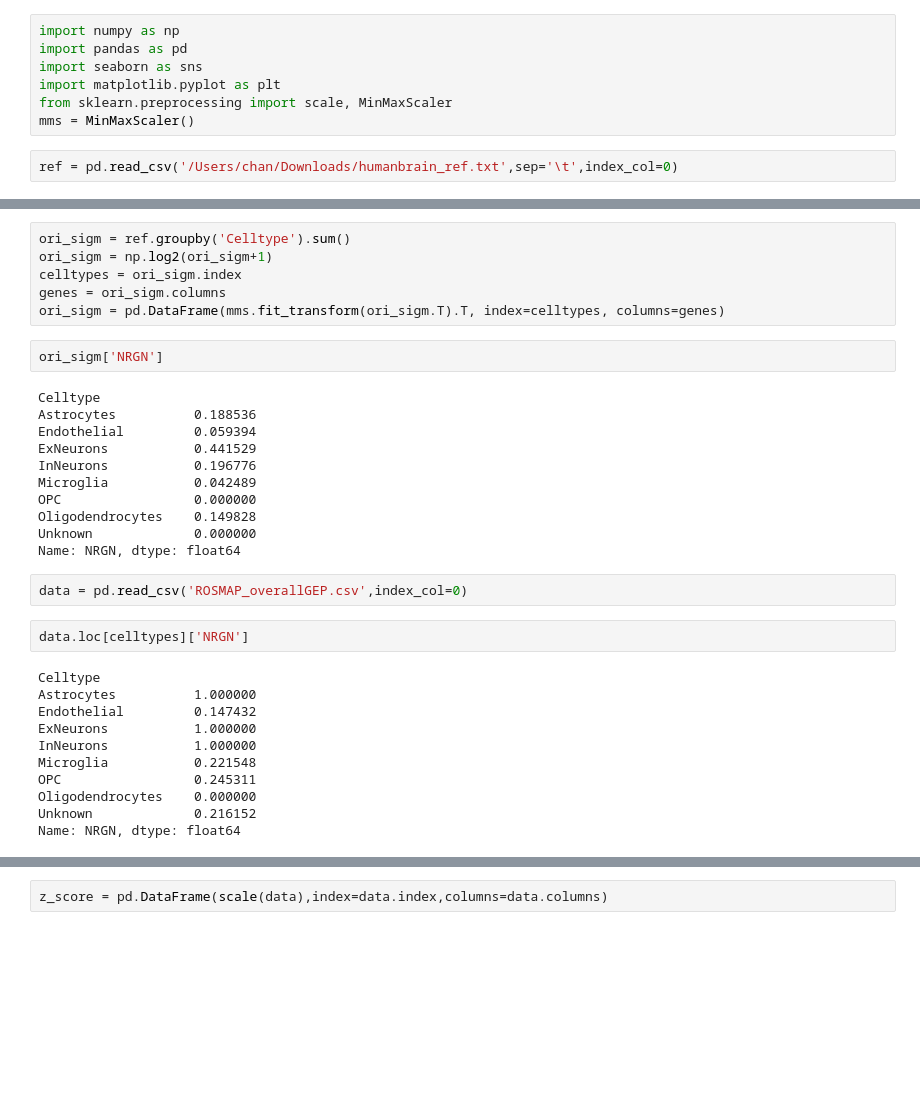
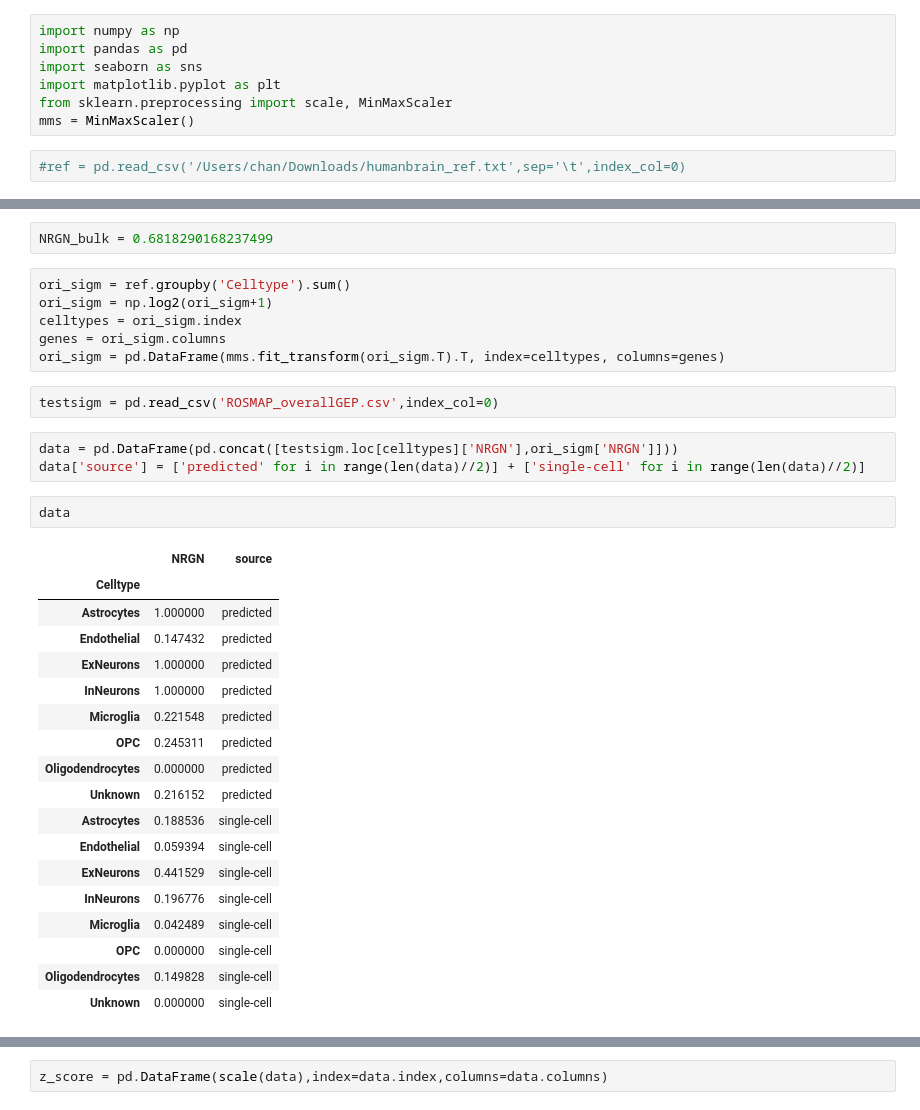
Before and after one commit to poseidonchan/TAPE, a Jupyter notebook: Experiments/Figures/ROSMAP_GEPanalysis.ipynb, the cells around one changed output, grey strips where cells are left out. Drawn from its saved outputs; the diff is of its cells as text; blank space fills up the shorter version.

```diff
--- a/Experiments/Figures/ROSMAP_GEPanalysis.ipynb
+++ b/Experiments/Figures/ROSMAP_GEPanalysis.ipynb
@@ -6,5 +6,5 @@ import matplotlib.pyplot as plt
 from sklearn.preprocessing import scale, MinMaxScaler
 mms = MinMaxScaler()
 # %%
-ref = pd.read_csv('/Users/chan/Downloads/humanbrain_ref.txt',sep='\t',index_col=0)
+#ref = pd.read_csv('/Users/chan/Downloads/humanbrain_ref.txt',sep='\t',index_col=0)
 # %%
@@ -19,34 +15,34 @@ bulk['NRGN'].mean()
+# %%
+NRGN_bulk = 0.6818290168237499
 # %%
 ori_sigm = ref.groupby('Celltype').sum()
 ori_sigm = np.log2(ori_sigm+1)
 celltypes = ori_sigm.index
 genes = ori_sigm.columns
 ori_sigm = pd.DataFrame(mms.fit_transform(ori_sigm.T).T, index=celltypes, columns=genes)
-# %%
-ori_sigm['NRGN']
-# %% [output]
-Celltype
-Astrocytes          0.188536
-Endothelial         0.059394
-ExNeurons           0.441529
-InNeurons           0.196776
-Microglia           0.042489
-OPC                 0.000000
-Oligodendrocytes    0.149828
-Unknown             0.000000
-Name: NRGN, dtype: float64
 # %%
-data = pd.read_csv('ROSMAP_overallGEP.csv',index_col=0)
+testsigm = pd.read_csv('ROSMAP_overallGEP.csv',index_col=0)
-# %%
-data.loc[celltypes]['NRGN']
-# %% [output]
-Celltype
-Astrocytes          1.000000
-Endothelial         0.147432
-ExNeurons           1.000000
-InNeurons           1.000000
-Microglia           0.221548
-OPC                 0.245311
-Oligodendrocytes    0.000000
-Unknown             0.216152
-Name: NRGN, dtype: float64
+# %%
+data = pd.DataFrame(pd.concat([testsigm.loc[celltypes]['NRGN'],ori_sigm['NRGN']]))
+data['source'] = ['predicted' for i in range(len(data)//2)] + ['single-cell' for i in range(len(data)//2)]
+# %%
+data
+# %% [output]
+|  | NRGN | source |
+| Celltype |  |  |
+| Astrocytes | 1.000000 | predicted |
+| Endothelial | 0.147432 | predicted |
+| ExNeurons | 1.000000 | predicted |
+| InNeurons | 1.000000 | predicted |
+| Microglia | 0.221548 | predicted |
+| OPC | 0.245311 | predicted |
+| Oligodendrocytes | 0.000000 | predicted |
+| Unknown | 0.216152 | predicted |
+| Astrocytes | 0.188536 | single-cell |
+| Endothelial | 0.059394 | single-cell |
+| ExNeurons | 0.441529 | single-cell |
+| InNeurons | 0.196776 | single-cell |
+| Microglia | 0.042489 | single-cell |
+| OPC | 0.000000 | single-cell |
+| Oligodendrocytes | 0.149828 | single-cell |
+| Unknown | 0.000000 | single-cell |
```
Also changed, not shown: parts of 4 cells of this notebook, 14 other files.
